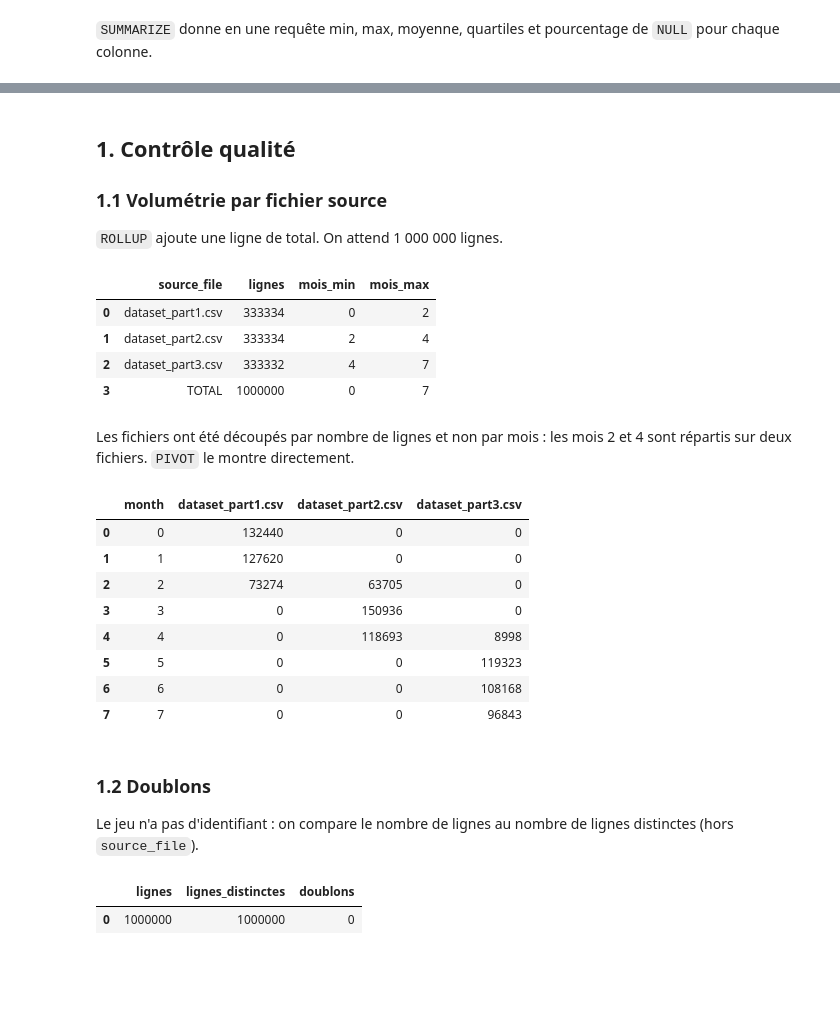
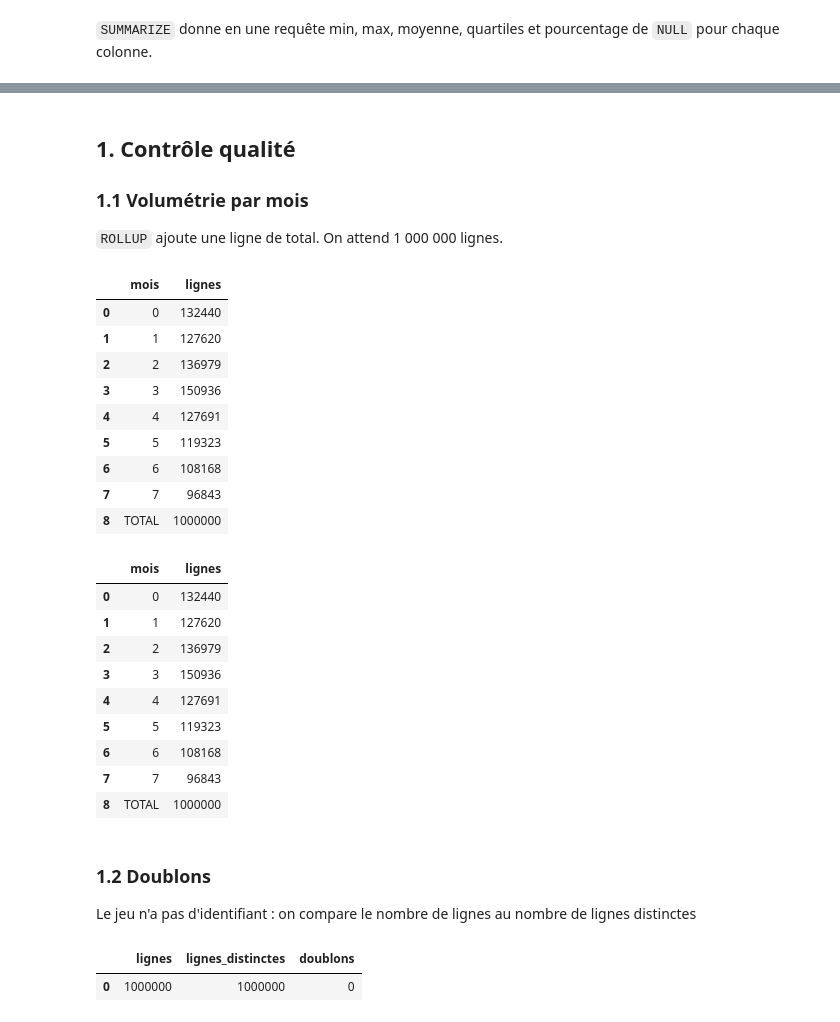
Before and after one commit to sandrineyu/projet_fil_rouge, a Jupyter notebook: src/data_exploration.ipynb, the cells around one changed output, grey strips where cells are left out. Cells and saved outputs as stored; diff of their text form; code cells hidden in the pictures; blank space fills up the shorter version.

Commit message:
Lecture directe de Base.csv, données hors dépôt

```diff
--- a/src/data_exploration.ipynb
+++ b/src/data_exploration.ipynb
@@ -91,47 +91,61 @@ sql("""
 # %% [markdown]
 ## 1. Contrôle qualité
 
-### 1.1 Volumétrie par fichier source
+### 1.1 Volumétrie par mois
 `ROLLUP` ajoute une ligne de total. On attend 1 000 000 lignes.
 # %%
 sql("""
-    SELECT coalesce(source_file, 'TOTAL') AS source_file,
-           count(*)                       AS lignes,
-           min(month)                     AS mois_min,
-           max(month)                     AS mois_max
+
+    SELECT coalesce(CAST(month AS VARCHAR), 'TOTAL') AS mois,
+
+           count(*)                                  AS lignes
+
     FROM applications
-    GROUP BY ROLLUP (source_file)
-    ORDER BY source_file = 'TOTAL', source_file
+
+    GROUP BY ROLLUP (month)
+
+    ORDER BY month NULLS LAST
+
 """)
 # %% [output]
-|  | source_file | lignes | mois_min | mois_max |
-| 0 | dataset_part1.csv | 333334 | 0 | 2 |
-| 1 | dataset_part2.csv | 333334 | 2 | 4 |
-| 2 | dataset_part3.csv | 333332 | 4 | 7 |
-| 3 | TOTAL | 1000000 | 0 | 7 |
+|  | mois | lignes |
+| 0 | 0 | 132440 |
+| 1 | 1 | 127620 |
+| 2 | 2 | 136979 |
+| 3 | 3 | 150936 |
+| 4 | 4 | 127691 |
+| 5 | 5 | 119323 |
+| 6 | 6 | 108168 |
+| 7 | 7 | 96843 |
+| 8 | TOTAL | 1000000 |
-# %% [markdown]
-Les fichiers ont été découpés par nombre de lignes et non par mois : les mois 2 et 4 sont répartis sur deux fichiers. `PIVOT` le montre directement.
 # %%
 sql("""
-    PIVOT applications
-    ON source_file
-    USING count(*)
-    GROUP BY month
-    ORDER BY month
+
+    SELECT coalesce(CAST(month AS VARCHAR), 'TOTAL') AS mois,
+
+           count(*)                                  AS lignes
+
+    FROM applications
+
+    GROUP BY ROLLUP (month)
+
+    ORDER BY month NULLS LAST
+
 """)
 # %% [output]
-|  | month | dataset_part1.csv | dataset_part2.csv | dataset_part3.csv |
-| 0 | 0 | 132440 | 0 | 0 |
-| 1 | 1 | 127620 | 0 | 0 |
-| 2 | 2 | 73274 | 63705 | 0 |
-| 3 | 3 | 0 | 150936 | 0 |
-| 4 | 4 | 0 | 118693 | 8998 |
-| 5 | 5 | 0 | 0 | 119323 |
-| 6 | 6 | 0 | 0 | 108168 |
-| 7 | 7 | 0 | 0 | 96843 |
+|  | mois | lignes |
+| 0 | 0 | 132440 |
+| 1 | 1 | 127620 |
+| 2 | 2 | 136979 |
+| 3 | 3 | 150936 |
+| 4 | 4 | 127691 |
+| 5 | 5 | 119323 |
+| 6 | 6 | 108168 |
+| 7 | 7 | 96843 |
+| 8 | TOTAL | 1000000 |
 # %% [markdown]
 ### 1.2 Doublons
-Le jeu n'a pas d'identifiant : on compare le nombre de lignes au nombre de lignes distinctes (hors `source_file`).
+Le jeu n'a pas d'identifiant : on compare le nombre de lignes au nombre de lignes distinctes
 # %%
 sql("""
     WITH total AS (SELECT count(*) AS lignes FROM applications),
```
Also changed, not shown: parts of 6 cells of this notebook, 4 other files.
